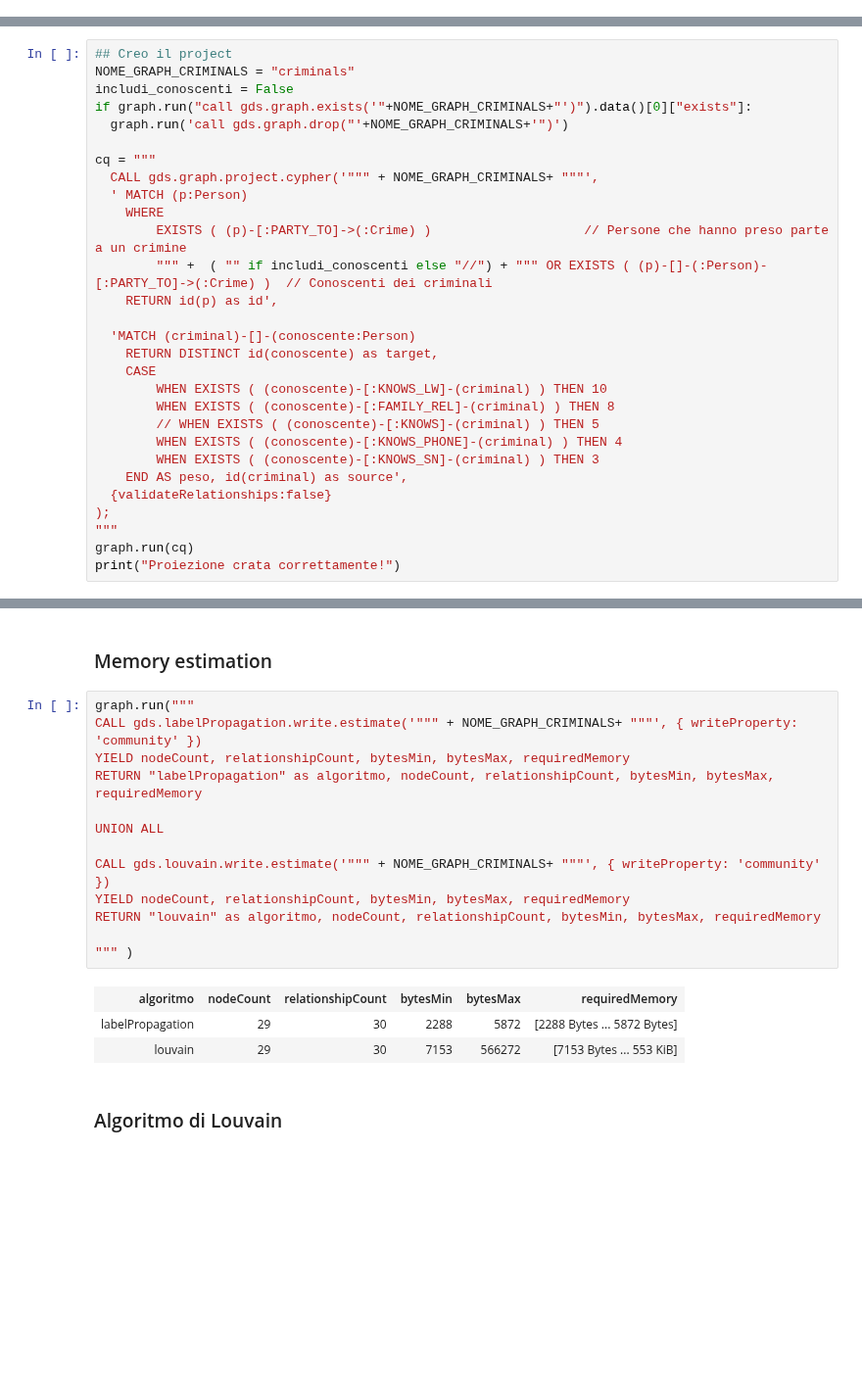
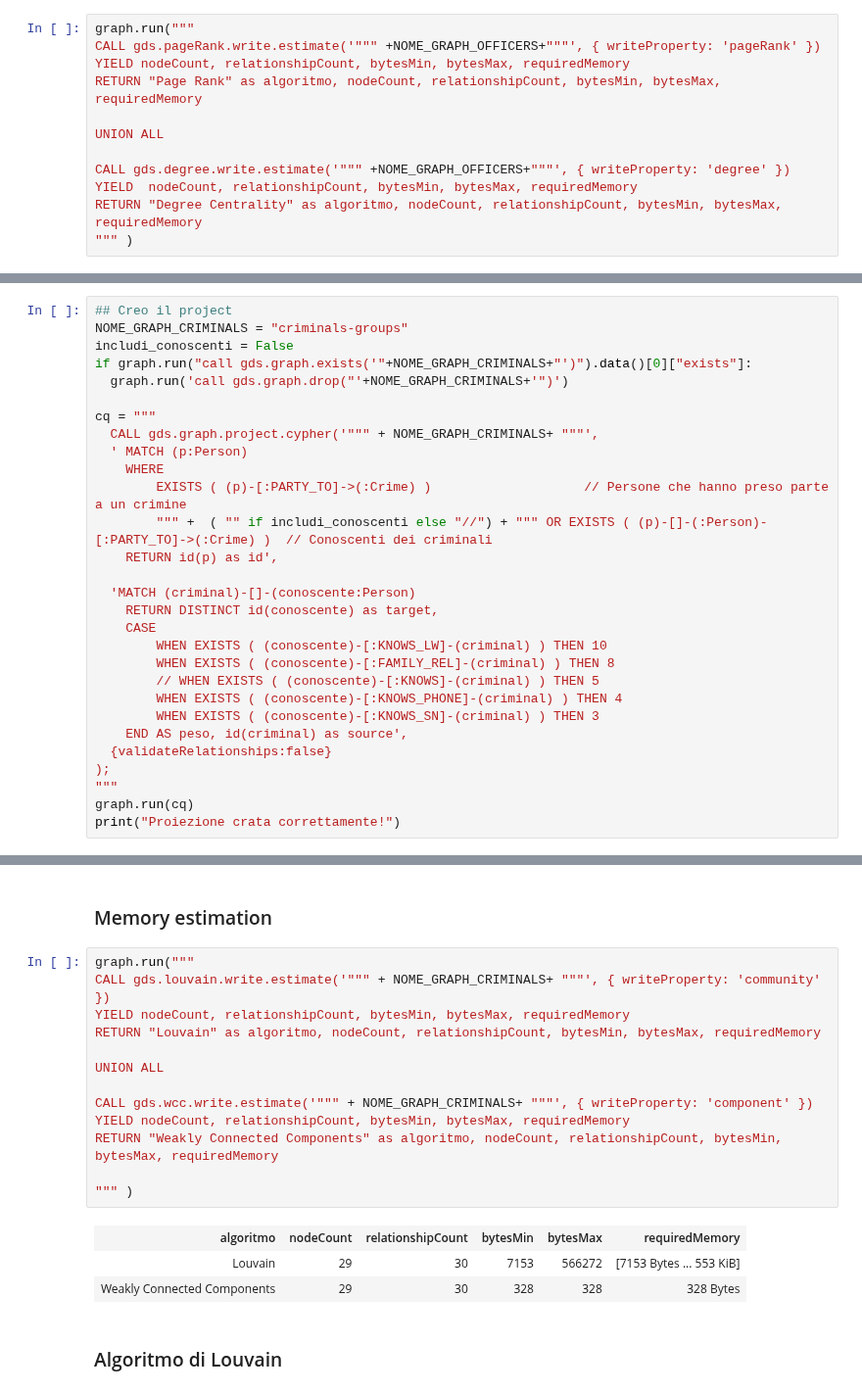
Before and after one commit to ElenaCurti/big-data, a Jupyter notebook: Attivita_06_GraphAnalytics/applicazione.ipynb, the cells around one changed output, grey strips where cells are left out. Shown at 98% size. Cells and saved outputs as stored; diff of their text form; blank space fills up the shorter version.

```diff
--- a/Attivita_06_GraphAnalytics/applicazione.ipynb
+++ b/Attivita_06_GraphAnalytics/applicazione.ipynb
@@ -57,0 +79,12 @@ def check_results(cq):
+# %%
+graph.run("""
+CALL gds.pageRank.write.estimate('""" +NOME_GRAPH_OFFICERS+"""', { writeProperty: 'pageRank' })
+YIELD nodeCount, relationshipCount, bytesMin, bytesMax, requiredMemory
+RETURN "Page Rank" as algoritmo, nodeCount, relationshipCount, bytesMin, bytesMax, requiredMemory
+
+UNION ALL
+
+CALL gds.degree.write.estimate('""" +NOME_GRAPH_OFFICERS+"""', { writeProperty: 'degree' })
+YIELD  nodeCount, relationshipCount, bytesMin, bytesMax, requiredMemory
+RETURN "Degree Centrality" as algoritmo, nodeCount, relationshipCount, bytesMin, bytesMax, requiredMemory
+""" )
@@ -196,7 +217,7 @@ print_n_results(cq)
 ## 2. Trovare i gruppi di criminali
 # %%
 ## Creo il project
-NOME_GRAPH_CRIMINALS = "criminals"
+NOME_GRAPH_CRIMINALS = "criminals-groups"
 includi_conoscenti = False
 if graph.run("call gds.graph.exists('"+NOME_GRAPH_CRIMINALS+"')").data()[0]["exists"]:
   graph.run('call gds.graph.drop("'+NOME_GRAPH_CRIMINALS+'")')
@@ -229,21 +250,21 @@ Proiezione crata correttamente!
 ### Memory estimation
 # %%
 graph.run("""
-CALL gds.labelPropagation.write.estimate('""" + NOME_GRAPH_CRIMINALS+ """', { writeProperty: 'community' })
+CALL gds.louvain.write.estimate('""" + NOME_GRAPH_CRIMINALS+ """', { writeProperty: 'community' })
 YIELD nodeCount, relationshipCount, bytesMin, bytesMax, requiredMemory
-RETURN "labelPropagation" as algoritmo, nodeCount, relationshipCount, bytesMin, bytesMax, requiredMemory
+RETURN "Louvain" as algoritmo, nodeCount, relationshipCount, bytesMin, bytesMax, requiredMemory
 
 UNION ALL
 
-CALL gds.louvain.write.estimate('""" + NOME_GRAPH_CRIMINALS+ """', { writeProperty: 'community' })
+CALL gds.wcc.write.estimate('""" + NOME_GRAPH_CRIMINALS+ """', { writeProperty: 'component' })
 YIELD nodeCount, relationshipCount, bytesMin, bytesMax, requiredMemory
-RETURN "louvain" as algoritmo, nodeCount, relationshipCount, bytesMin, bytesMax, requiredMemory
+RETURN "Weakly Connected Components" as algoritmo, nodeCount, relationshipCount, bytesMin, bytesMax, requiredMemory
 
 """ )
 # %% [output]
 | algoritmo | nodeCount | relationshipCount | bytesMin | bytesMax | requiredMemory |
-| labelPropagation | 29 | 30 | 2288 | 5872 | [2288 Bytes ... 5872 Bytes] |
-| louvain | 29 | 30 | 7153 | 566272 | [7153 Bytes ... 553 KiB] |
+| Louvain | 29 | 30 | 7153 | 566272 | [7153 Bytes ... 553 KiB] |
+| Weakly Connected Components | 29 | 30 | 328 | 328 | 328 Bytes |
 # %% [markdown]
 ### Algoritmo di Louvain
 # %%
```
Also changed, not shown: parts of 31 cells of this notebook, 6 other files.
